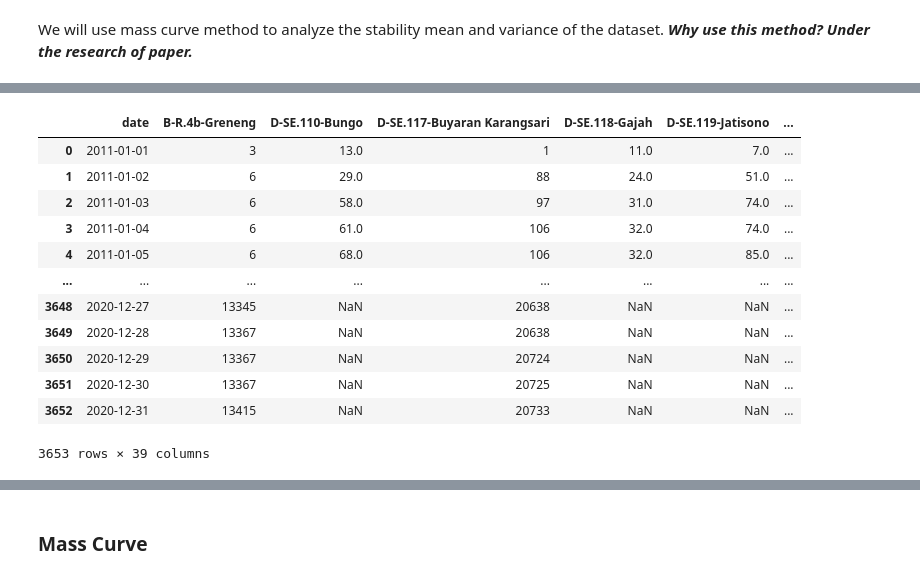
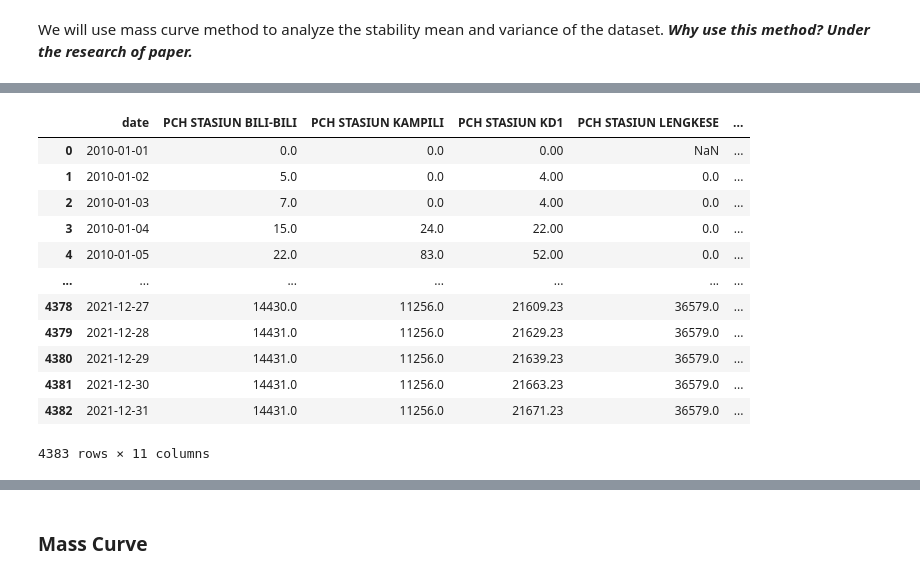
Before and after one commit to TriannaHappy/satellite_correction, a Jupyter notebook: uji_data_hujan_obs/QC_rainfall_data.ipynb, the cells around one changed output, grey strips where cells are left out. Drawn from its saved outputs; the diff is of its cells as text; code cells hidden in the pictures.

```diff
--- a/uji_data_hujan_obs/QC_rainfall_data.ipynb
+++ b/uji_data_hujan_obs/QC_rainfall_data.ipynb
@@ -134,6 +68,6 @@ Next, we will change the index into datetime index.
 # %% [markdown]
 ### Exploratory Data Analysis
 # %%
-df=dataset.set_index('Date')
+df=dataset.set_index('TANGGAL')
 df
 # %% [output]
@@ -273,7 +207,7 @@ There are bunch of stations contain the outliers, now we will check what kind of
 ### Split the dataset into 3 datasets to analyze the stability mean and variance
 # %%
 # create the dataframe
-df=pd.DataFrame({"date":pd.date_range(start="2011-01-01",end="2020-12-31")})
+df=pd.DataFrame({"date":pd.date_range(start="2010-01-01",end="2021-12-31")})
 df.head()
 # %% [output]
 |  | date |
@@ -287,7 +221,7 @@ We will use mass curve method to analyze the stability mean and variance of the
 # %%
 # append station name
 for i in list_st:
-    df[i[74:-4]]=dataset.loc[:,i[74:-4]]
+    df[i]=dataset.loc[:,i]
 
 # replacing the "-" character with nan value
 df=df.replace('-', np.nan)
@@ -313,3 +247,0 @@ memory usage: 1.1+ MB
-# %%
-df.loc[:,"J-SE.161-Pancur"]=df.loc[:,"J-SE.161-Pancur"].replace('7`',7)
-df.info()
@@ -334,19 +248,19 @@ memory usage: 1.1 MB
 # %%
 df2=df.copy()
 for i in range (1,df2.shape[0]):
-    df2.iloc[i,1:]=df2.iloc[i-1,1:]+df2.iloc[i,1:]
+    df2.iloc[i,1:]=np.nansum([df2.iloc[i-1,1:],df2.iloc[i,1:]],axis=0)
 df2
 # %% [output]
-|  | date | B-R.4b-Greneng | D-SE.110-Bungo | D-SE.117-Buyaran Karangsari | D-SE.118-Gajah | D-SE.119-Jatisono | ... |
-| 0 | 2011-01-01 | 3 | 13.0 | 1 | 11.0 | 7.0 | ... |
-| 1 | 2011-01-02 | 6 | 29.0 | 88 | 24.0 | 51.0 | ... |
-| 2 | 2011-01-03 | 6 | 58.0 | 97 | 31.0 | 74.0 | ... |
-| 3 | 2011-01-04 | 6 | 61.0 | 106 | 32.0 | 74.0 | ... |
-| 4 | 2011-01-05 | 6 | 68.0 | 106 | 32.0 | 85.0 | ... |
-| ... | ... | ... | ... | ... | ... | ... | ... |
-| 3648 | 2020-12-27 | 13345 | NaN | 20638 | NaN | NaN | ... |
-| 3649 | 2020-12-28 | 13367 | NaN | 20638 | NaN | NaN | ... |
-| 3650 | 2020-12-29 | 13367 | NaN | 20724 | NaN | NaN | ... |
-| 3651 | 2020-12-30 | 13367 | NaN | 20725 | NaN | NaN | ... |
-| 3652 | 2020-12-31 | 13415 | NaN | 20733 | NaN | NaN | ... |
+|  | date | PCH STASIUN BILI-BILI | PCH STASIUN KAMPILI | PCH STASIUN KD1 | PCH STASIUN LENGKESE | ... |
+| 0 | 2010-01-01 | 0.0 | 0.0 | 0.00 | NaN | ... |
+| 1 | 2010-01-02 | 5.0 | 0.0 | 4.00 | 0.0 | ... |
+| 2 | 2010-01-03 | 7.0 | 0.0 | 4.00 | 0.0 | ... |
+| 3 | 2010-01-04 | 15.0 | 24.0 | 22.00 | 0.0 | ... |
+| 4 | 2010-01-05 | 22.0 | 83.0 | 52.00 | 0.0 | ... |
+| ... | ... | ... | ... | ... | ... | ... |
+| 4378 | 2021-12-27 | 14430.0 | 11256.0 | 21609.23 | 36579.0 | ... |
+| 4379 | 2021-12-28 | 14431.0 | 11256.0 | 21629.23 | 36579.0 | ... |
+| 4380 | 2021-12-29 | 14431.0 | 11256.0 | 21639.23 | 36579.0 | ... |
+| 4381 | 2021-12-30 | 14431.0 | 11256.0 | 21663.23 | 36579.0 | ... |
+| 4382 | 2021-12-31 | 14431.0 | 11256.0 | 21671.23 | 36579.0 | ... |
-3653 rows × 39 columns
+4383 rows × 11 columns
```
Also changed, not shown: parts of 24 cells of this notebook, 2 other files.
